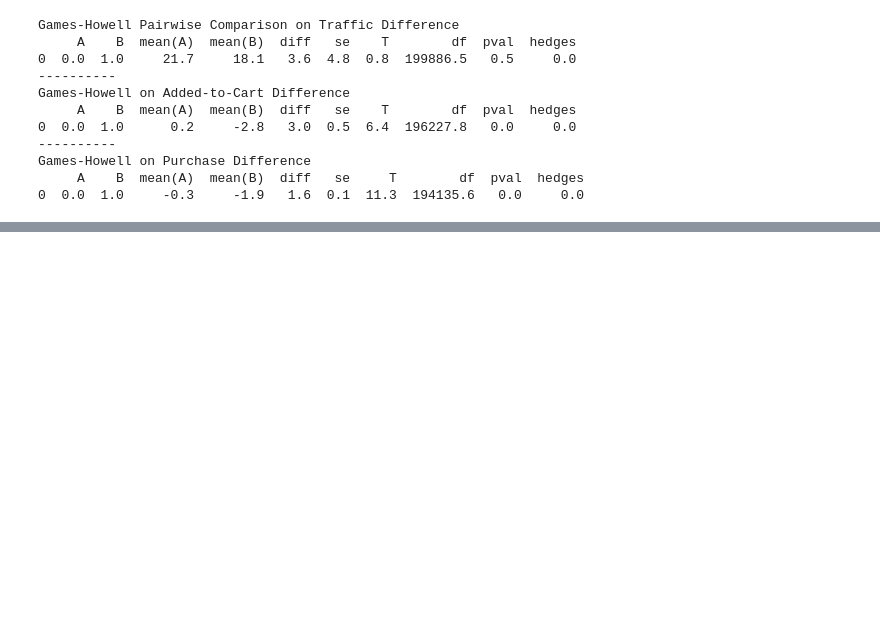
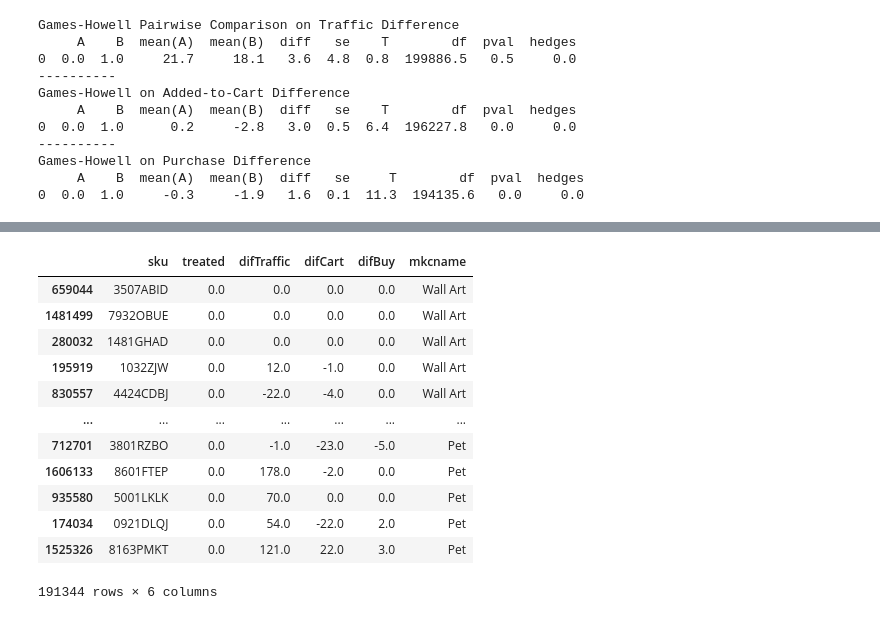
Before and after one commit to namofvietnam/before_after_ab_testing_marketing_analytics, a Jupyter notebook: difference_in_difference_ab_testing_python.ipynb, the cells around one changed output, grey strips where cells are left out. Cells and saved outputs as stored; diff of their text form; code cells hidden in the pictures; blank space fills up the shorter version.

```diff
--- a/difference_in_difference_ab_testing_python.ipynb
+++ b/difference_in_difference_ab_testing_python.ipynb
@@ -266,0 +373,54 @@ Games-Howell on Purchase Difference
+# %%
+from tqdm import tqdm
+def mirrorCompositionStratifiedSample(sampled_group, base_group, # dataframes of sampled group and base group
+                                      category = None, sampled_category = None, base_category = None, # choose category column
+                                      sample_size = None, # if sample size is not specified, it will be the base group's size
+                                      random_state = None): # optionally set random state for reproducibility
+    if category is not None:
+        sampled_category = category
+        base_category = category
+    if sample_size is None:
+        sample_size = len(base_group)
+
+    # Create a base structure with percentages of all categories
+    base_structure = pd.DataFrame(base_group[base_category].value_counts(normalize = True)).reset_index()
+    base_structure.rename(columns = {base_structure.columns[0]:base_category, base_structure.columns[1]:'base_pct'}, inplace = True)
+
+    # Create the sample dataframe
+    sample = pd.DataFrame()
+
+    for i in tqdm(range(len(base_structure))):
+        # for each category, randomly select from the sampled group in that category only, by a fraction equal to
+        # fraction * subtotal / sample_size = base_pct
+        # fraction = base_pct * sample_size / sub total
+        base_pct = base_structure['base_pct'][i]
+        sub_sample = sampled_group[sampled_group[sampled_category] == str(base_structure[base_category][i])]
+        subtotal = len(sub_sample)
+        fraction = base_pct * sample_size / subtotal
+        # Use the fraction to do randomly sample from this certain category
+        sampling = sub_sample.sample(frac = fraction, replace = True, random_state = random_state)
+        ## replace (i.e., sampling one row more than once) must be allowed when
+        ## there are fewer items in the sampled group than the base group for the same category
+
+        # Union the sample from the category to the main sample dataframe
+        sample = pd.concat([sample, sampling])
+    return sample
+# %%
+# Create the stratified sample of the control group based on the composition of the treated group
+control_sample = mirrorCompositionStratifiedSample(sampled_group = control, base_group = treated, category = "mkcname",
+                                                  random_state = 2022)
+control_sample
+# %% [output]
+|  | sku | treated | difTraffic | difCart | difBuy | mkcname |
+| 659044 | 3507ABID | 0.0 | 0.0 | 0.0 | 0.0 | Wall Art |
+| 1481499 | 7932OBUE | 0.0 | 0.0 | 0.0 | 0.0 | Wall Art |
+| 280032 | 1481GHAD | 0.0 | 0.0 | 0.0 | 0.0 | Wall Art |
+| 195919 | 1032ZJW | 0.0 | 12.0 | -1.0 | 0.0 | Wall Art |
+| 830557 | 4424CDBJ | 0.0 | -22.0 | -4.0 | 0.0 | Wall Art |
+| ... | ... | ... | ... | ... | ... | ... |
+| 712701 | 3801RZBO | 0.0 | -1.0 | -23.0 | -5.0 | Pet |
+| 1606133 | 8601FTEP | 0.0 | 178.0 | -2.0 | 0.0 | Pet |
+| 935580 | 5001LKLK | 0.0 | 70.0 | 0.0 | 0.0 | Pet |
+| 174034 | 0921DLQJ | 0.0 | 54.0 | -22.0 | 2.0 | Pet |
+| 1525326 | 8163PMKT | 0.0 | 121.0 | 22.0 | 3.0 | Pet |
+191344 rows × 6 columns
```
Also changed, not shown: parts of 17 cells of this notebook.
